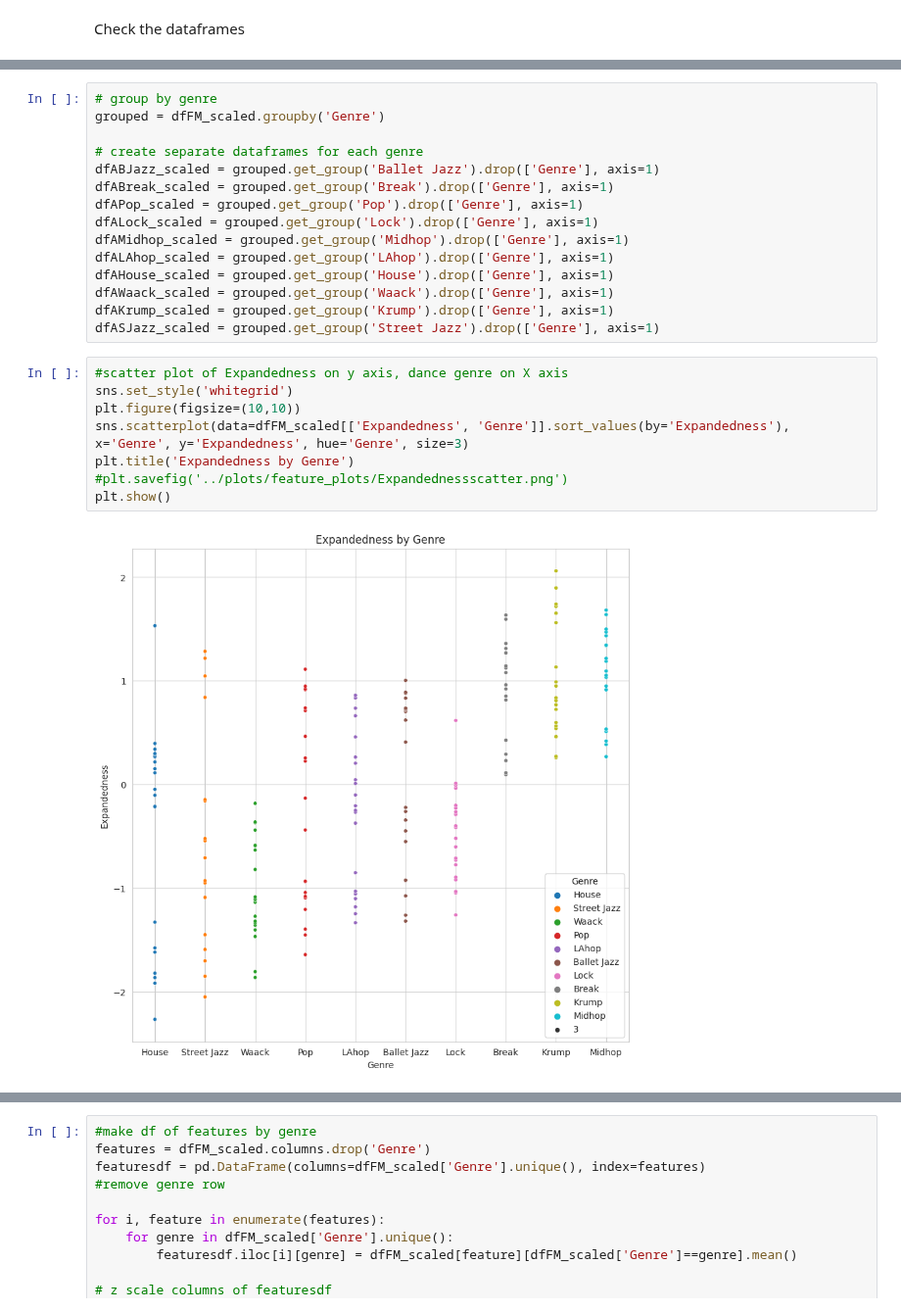
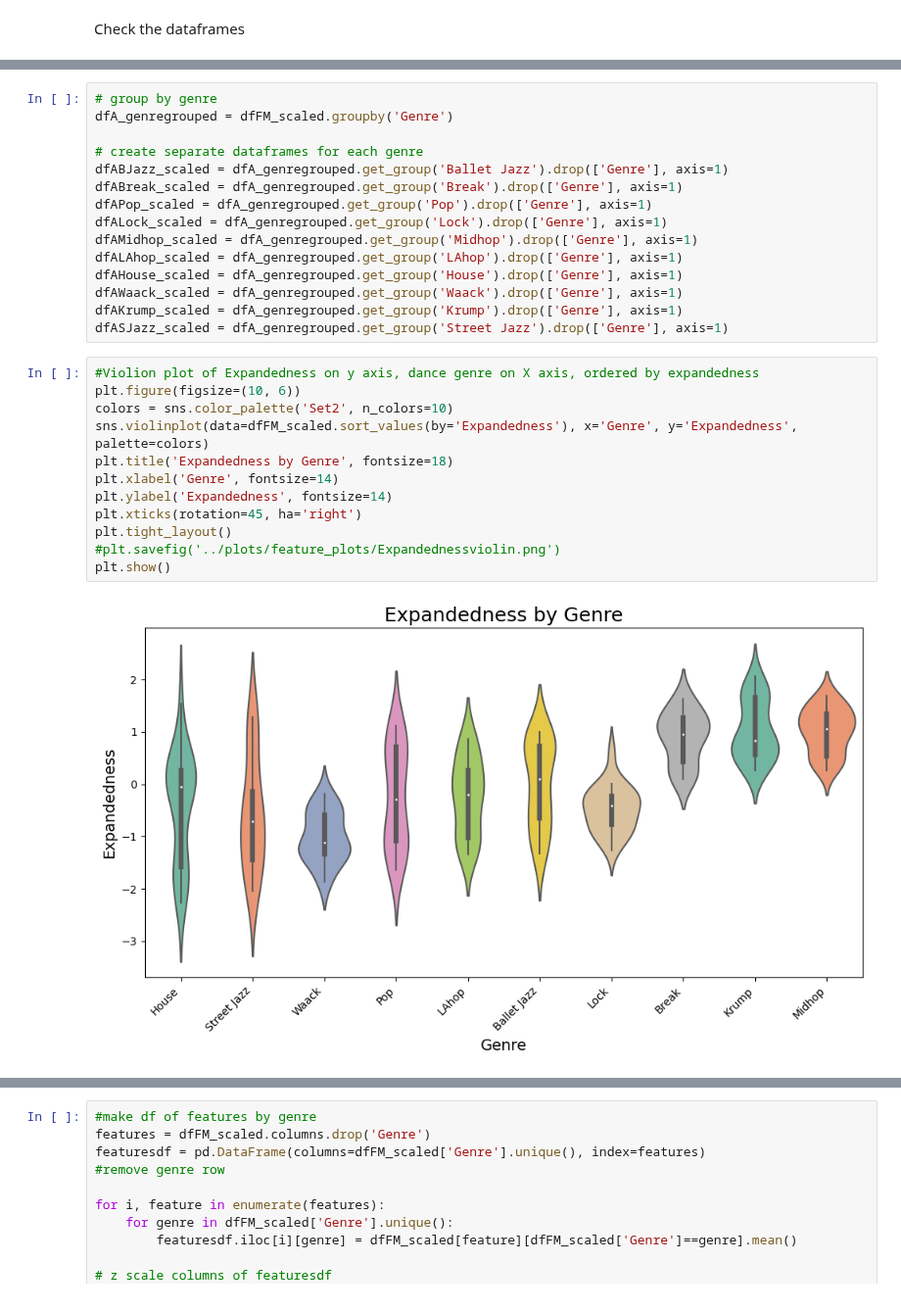
Before and after one commit to tBenBaker/MovementClassifier, a Jupyter notebook: DanceProj1/notebooks/01_dancedatafeatures.ipynb, the cells around one changed output, grey strips where cells are left out. Shown at 98% size. Drawn from its saved outputs; the diff is of its cells as text.

Commit message:
featureplots

```diff
--- a/DanceProj1/notebooks/01_dancedatafeatures.ipynb
+++ b/DanceProj1/notebooks/01_dancedatafeatures.ipynb
@@ -90,27 +78,31 @@ dfFM_scaled.head()
 | 4 | -0.231958 | 1.442530 | -0.621055 | -1.420997 | 1.104173 | 1.099030 | ... |
 # %%
 # group by genre
-grouped = dfFM_scaled.groupby('Genre')
+dfA_genregrouped = dfFM_scaled.groupby('Genre')
 
 # create separate dataframes for each genre
-dfABJazz_scaled = grouped.get_group('Ballet Jazz').drop(['Genre'], axis=1)
-dfABreak_scaled = grouped.get_group('Break').drop(['Genre'], axis=1)
-dfAPop_scaled = grouped.get_group('Pop').drop(['Genre'], axis=1)
-dfALock_scaled = grouped.get_group('Lock').drop(['Genre'], axis=1)
-dfAMidhop_scaled = grouped.get_group('Midhop').drop(['Genre'], axis=1)
-dfALAhop_scaled = grouped.get_group('LAhop').drop(['Genre'], axis=1)
-dfAHouse_scaled = grouped.get_group('House').drop(['Genre'], axis=1)
-dfAWaack_scaled = grouped.get_group('Waack').drop(['Genre'], axis=1)
-dfAKrump_scaled = grouped.get_group('Krump').drop(['Genre'], axis=1)
-dfASJazz_scaled = grouped.get_group('Street Jazz').drop(['Genre'], axis=1)
+dfABJazz_scaled = dfA_genregrouped.get_group('Ballet Jazz').drop(['Genre'], axis=1)
+dfABreak_scaled = dfA_genregrouped.get_group('Break').drop(['Genre'], axis=1)
+dfAPop_scaled = dfA_genregrouped.get_group('Pop').drop(['Genre'], axis=1)
+dfALock_scaled = dfA_genregrouped.get_group('Lock').drop(['Genre'], axis=1)
+dfAMidhop_scaled = dfA_genregrouped.get_group('Midhop').drop(['Genre'], axis=1)
+dfALAhop_scaled = dfA_genregrouped.get_group('LAhop').drop(['Genre'], axis=1)
+dfAHouse_scaled = dfA_genregrouped.get_group('House').drop(['Genre'], axis=1)
+dfAWaack_scaled = dfA_genregrouped.get_group('Waack').drop(['Genre'], axis=1)
+dfAKrump_scaled = dfA_genregrouped.get_group('Krump').drop(['Genre'], axis=1)
+dfASJazz_scaled = dfA_genregrouped.get_group('Street Jazz').drop(['Genre'], axis=1)
 # %%
-#scatter plot of Expandedness on y axis, dance genre on X axis
-sns.set_style('whitegrid')
-plt.figure(figsize=(10,10))
-sns.scatterplot(data=dfFM_scaled[['Expandedness', 'Genre']].sort_values(by='Expandedness'), x='Genre', y='Expandedness', hue='Genre', size=3)
-plt.title('Expandedness by Genre')
-#plt.savefig('../plots/feature_plots/Expandednessscatter.png')
+#Violion plot of Expandedness on y axis, dance genre on X axis, ordered by expandedness
+plt.figure(figsize=(10, 6))
+colors = sns.color_palette('Set2', n_colors=10)
+sns.violinplot(data=dfFM_scaled.sort_values(by='Expandedness'), x='Genre', y='Expandedness', palette=colors)
+plt.title('Expandedness by Genre', fontsize=18)
+plt.xlabel('Genre', fontsize=14)
+plt.ylabel('Expandedness', fontsize=14)
+plt.xticks(rotation=45, ha='right')
+plt.tight_layout()
+#plt.savefig('../plots/feature_plots/Expandednessviolin.png')
 plt.show()
 # %% [output]
-[figure, old version]
+[figure, new version]
 # %%
```
Also changed, not shown: parts of 18 cells of this notebook, 4 other files.
